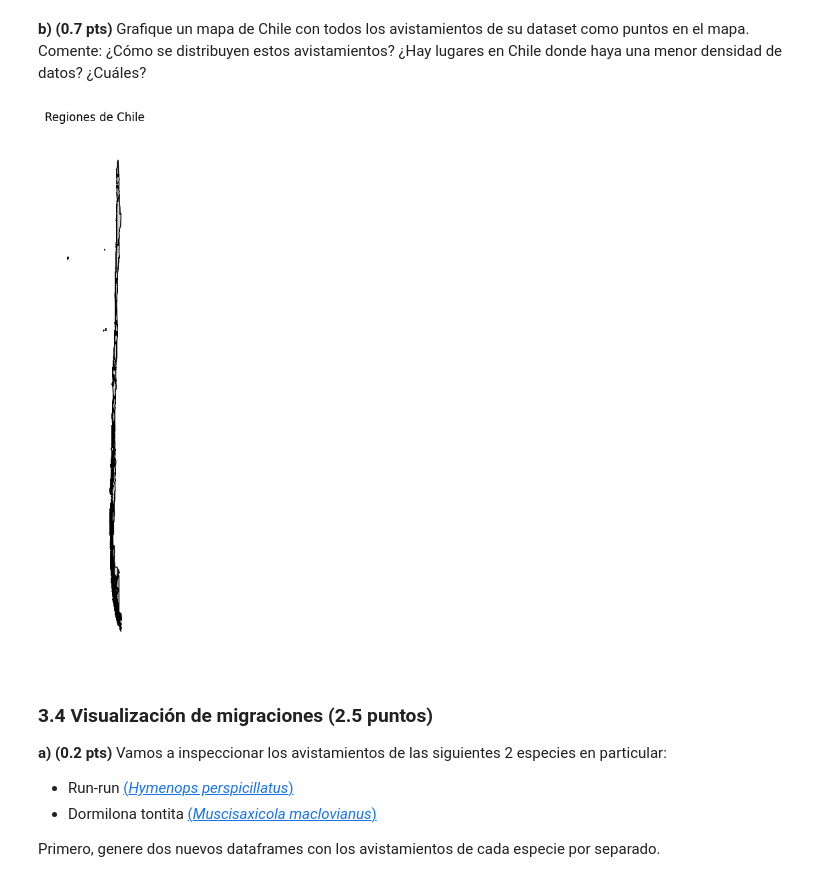
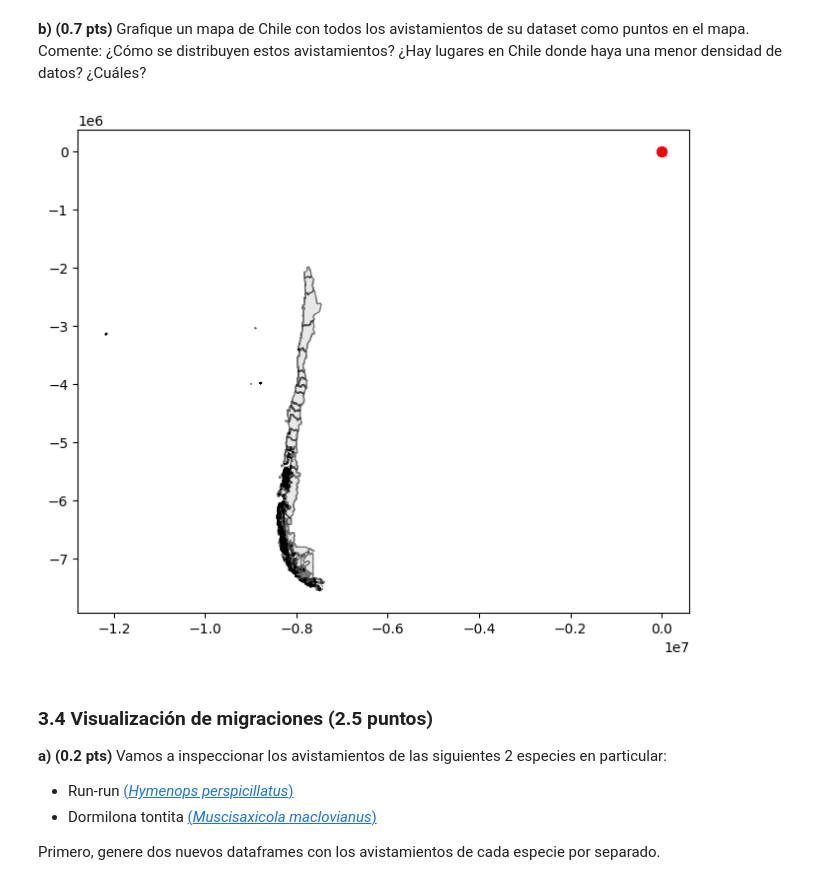
Before and after one commit to GadzuGB1991/IMT2200-Gaspar-Yanez, a Jupyter notebook: Tareas/Tarea 02/IMT2200-25s2 - Tarea 02.ipynb, the cells around one changed output. Cells and saved outputs as stored; diff of their text form; code cells hidden in the pictures.

```diff
--- a/Tareas/Tarea 02/IMT2200-25s2 - Tarea 02.ipynb
+++ b/Tareas/Tarea 02/IMT2200-25s2 - Tarea 02.ipynb
@@ -225,9 +225,11 @@ dftodas
 **b) (0.5 pts)** Averigue cómo tranformar su DataFrame de Pandas en un GeoDataFrame de GeoPandas. Para esto, utilice las columnas `lat`y `lng` para generar los puntos de la nueva columna `geometry`. Para las visualizaciones siguientes utilizaremos el Coordinate Reference System (CRS) EPSG 4326 (también llamado [WGS 84](https://es.wikipedia.org/wiki/WGS84)). Asegúrese que sus coordenadas correspondan a este CRS al crear su GeoDataFrame.
 # %%
 # Respuesta
-gdf = gpd.GeoDataFrame(dftodas, geometry=gpd.points_from_xy(dftodas.lng, dftodas.lat) , crs="EPSG:4326")
+geometry=gpd.points_from_xy(dftodas.lng, dftodas.lat)
+gdf = gpd.GeoDataFrame(dftodas, geometry=geometry, crs="EPSG:4326")
 print(gdf.crs)
 print(gdf.geometry.iloc[0])
+gdf.plot(marker='o', color='red', markersize=1)
 # %% [output]
 EPSG:4326
 POINT (-73.1131572 -40.585844)
@@ -237,8 +241,10 @@ POINT (-73.1131572 -40.585844)
 **a) (0.3 pts)** Utilice `geopandas` para leer el archivo `Regional.shp` descargado de BCN. Asegúrese de que su CRS sea el mismo que utilizó en la sección anterior.
 # %%
 # Respuesta
-gpdf = gpd.read_file('Regional.shp')
+fronteras = gpd.read_file('Regional.shp')
+fronteras = fronteras.set_crs("EPSG:4327")
 
-
-print(gpdf.crs)
+gdf = gdf.to_crs(fronteras.crs)
+print(fronteras.crs)
+fronteras.head()
 # %% [output]
@@ -247,12 +259,16 @@ None
 **b) (0.7 pts)** Grafique un mapa de Chile con todos los avistamientos de su dataset como puntos en el mapa. Comente: ¿Cómo se distribuyen estos avistamientos? ¿Hay lugares en Chile donde haya una menor densidad de datos? ¿Cuáles?
 # %%
 # Respuesta
-gpdf.plot(figsize=(15, 10), color='lightgrey', edgecolor='black')
-plt.title('Regiones de Chile')
-plt.axis('off')
+fig, ax = plt.subplots(figsize=(8,10))
+
+fronteras.plot(ax=ax, facecolor='lightgrey', edgecolor='black', alpha=0.5)
+
+gdf.plot(ax=ax, marker='o', color='red', markersize=40, alpha=0.5)
+
+
 plt.show()
 # %% [output]
-[figure, old version]
+[figure, new version]
 # %% [markdown]
 ### 3.4 Visualización de migraciones (2.5 puntos)
 
```
Also changed, not shown: parts of 6 cells of this notebook.
